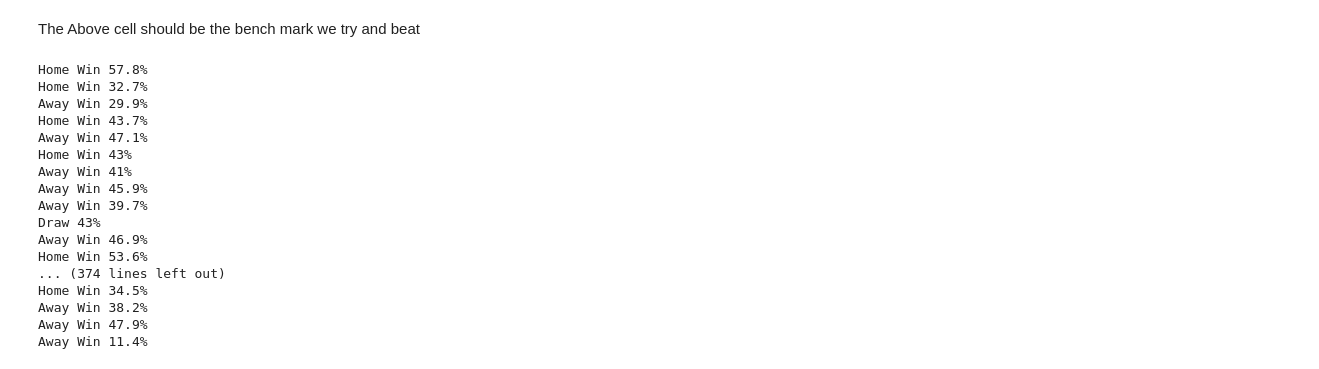
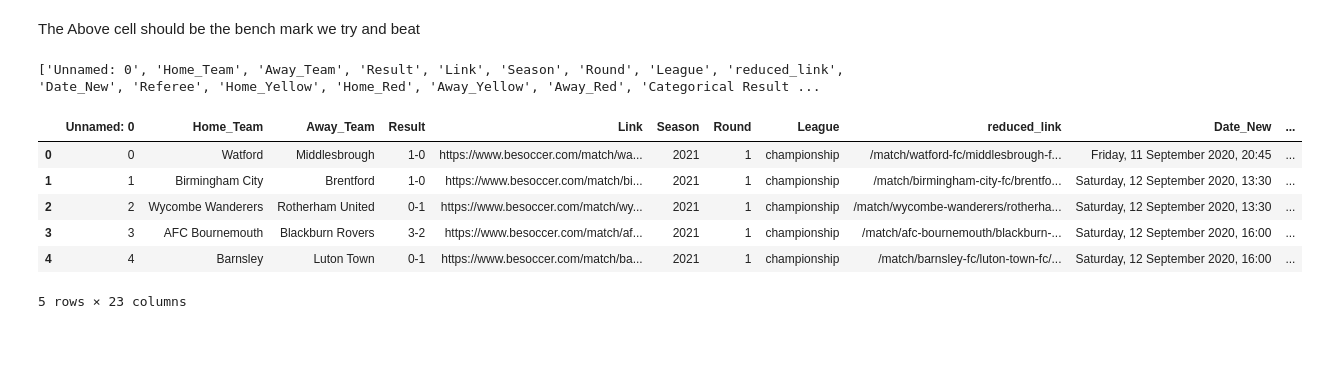
Before and after one commit to TamimEhsan2021/AiBetCore, a Jupyter notebook: linear regression test Tamim.ipynb, the cells around one changed output. Cells and saved outputs as stored; diff of their text form; code cells hidden in the pictures; blank space fills up the shorter version.

```diff
--- a/linear regression test Tamim.ipynb
+++ b/linear regression test Tamim.ipynb
@@ -76,0 +74,6 @@ NameError: name 'champo2021' is not defined
+# %%
+differenceList = []
+for index, row in champ2021.iterrows():
+    result = row['Result']
+    difference=eval_result(result=result)
+    differenceList.append(difference)
@@ -112,24 +117,3 @@ print("%",(EolPrecdicCounter/amount)*100)
 % 29.743589743589745
 # %% [markdown]
 The Above cell should be the bench mark we try and beat
-# %%
-for index, row in champ2021.iterrows():
-    print(row['Categorical Result'], row['home_win'])
-# %% [output]
-Home Win 57.8%
-Home Win 32.7%
-Away Win 29.9%
-Home Win 43.7%
-Away Win 47.1%
-Home Win 43%
-Away Win 41%
-Away Win 45.9%
-Away Win 39.7%
-Draw 43%
-Away Win 46.9%
-Home Win 53.6%
-... (374 lines left out)
-Home Win 34.5%
-Away Win 38.2%
-Away Win 47.9%
-Away Win 11.4%
@@ -135,0 +122,4 @@ Away Win 11.4%
+# %%
+print(features)
+# %% [output]
+['Unnamed: 0', 'Home_Team', 'Away_Team', 'Result', 'Link', 'Season', 'Round', 'League', 'reduced_link', 'Date_New', 'Referee', 'Home_Yellow', 'Home_Red', 'Away_Yellow', 'Away_Red', 'Categorical Result ...
@@ -135,0 +128,10 @@ Away Win 11.4%
+# %%
+df.head()
+# %% [output]
+|  | Unnamed: 0 | Home_Team | Away_Team | Result | Link | Season | Round | League | reduced_link | Date_New | ... |
+| 0 | 0 | Watford | Middlesbrough | 1-0 | https://www.besoccer.com/match/wa... | 2021 | 1 | championship | /match/watford-fc/middlesbrough-f... | Friday, 11 September 2020, 20:45 | ... |
+| 1 | 1 | Birmingham City | Brentford | 1-0 | https://www.besoccer.com/match/bi... | 2021 | 1 | championship | /match/birmingham-city-fc/brentfo... | Saturday, 12 September 2020, 13:30 | ... |
+| 2 | 2 | Wycombe Wanderers | Rotherham United | 0-1 | https://www.besoccer.com/match/wy... | 2021 | 1 | championship | /match/wycombe-wanderers/rotherha... | Saturday, 12 September 2020, 13:30 | ... |
+| 3 | 3 | AFC Bournemouth | Blackburn Rovers | 3-2 | https://www.besoccer.com/match/af... | 2021 | 1 | championship | /match/afc-bournemouth/blackburn-... | Saturday, 12 September 2020, 16:00 | ... |
+| 4 | 4 | Barnsley | Luton Town | 0-1 | https://www.besoccer.com/match/ba... | 2021 | 1 | championship | /match/barnsley-fc/luton-town-fc/... | Saturday, 12 September 2020, 16:00 | ... |
+5 rows × 23 columns
```
Also changed, not shown: parts of 20 cells of this notebook.
